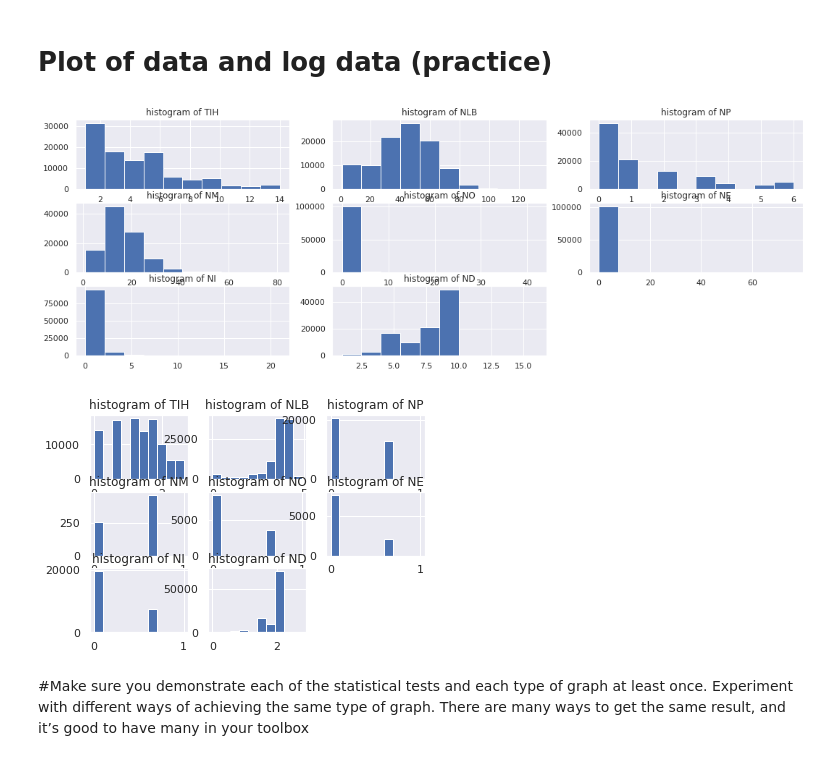
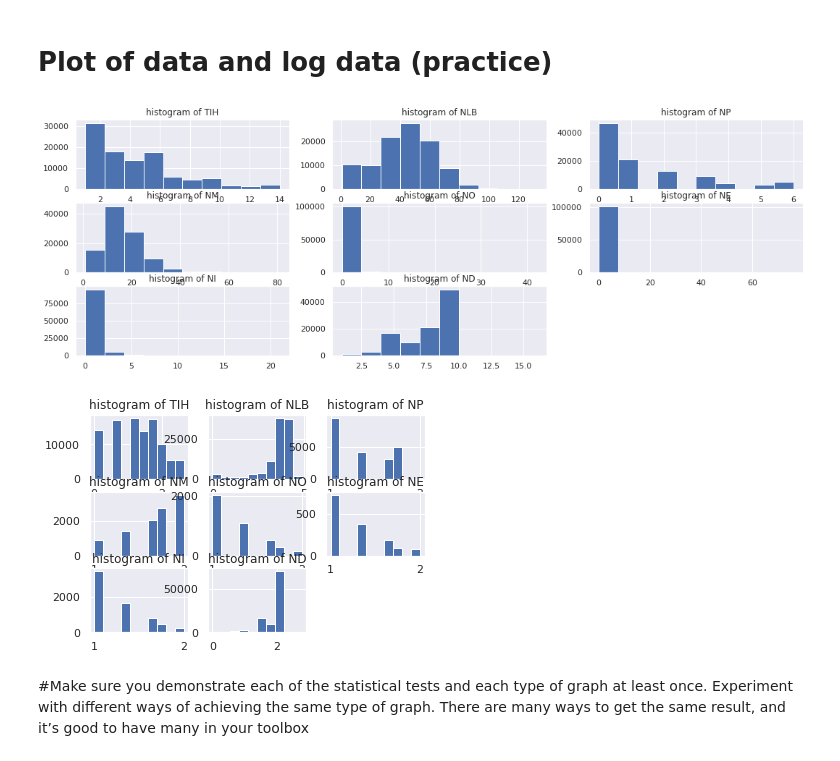
Before and after one commit to thinkful-dsi-axolotl/student_pair_work, a Jupyter notebook: Riley-Farooq/data_clean.ipynb, the cells around one changed output. Cells and saved outputs as stored; diff of their text form; code cells hidden in the pictures.

```diff
--- a/Riley-Farooq/data_clean.ipynb
+++ b/Riley-Farooq/data_clean.ipynb
@@ -413,38 +422,38 @@ plt.subplot(3, 3, 1)
 plt.hist(np.log(df['time_in_hospital']))
 plt.title("histogram of TIH")
 
 plt.subplot(3, 3, 2)
 plt.hist(np.log(df['num_lab_procedures']))
 plt.title("histogram of NLB")
 
 plt.subplot(3, 3, 3)
-plt.hist(np.log(df['num_procedures']), range = (0,1))
+plt.hist(np.log(df['num_procedures']), range = (1,2))
 plt.title("histogram of NP")
 
 
 plt.subplot(3, 3, 4)
-plt.hist(np.log(df['num_medications']), range = (0,1))
+plt.hist(np.log(df['num_medications']), range = (1,2))
 plt.title("histogram of NM")
 
 plt.subplot(3, 3, 5)
-plt.hist(np.log(df['number_outpatient']),range = (0,1))
+plt.hist(np.log(df['number_outpatient']),range = (1,2))
 plt.title("histogram of NO")
 
 plt.subplot(3, 3, 6)
-plt.hist(np.log(df['number_emergency']),range = (0,1))
+plt.hist(np.log(df['number_emergency']),range = (1,2))
 plt.title("histogram of NE")
 
 
 plt.subplot(3, 3, 7)
-plt.hist(np.log(df['number_inpatient']),range = (0,1))
+plt.hist(np.log(df['number_inpatient']),range = (1,2))
 plt.title("histogram of NI")
 
 plt.subplot(3, 3, 8)
 plt.hist(np.log(df['number_diagnoses']))
 plt.title("histogram of ND")
 plt.show()
 # %% [output]
 [figure]
-[figure, old version]
+[figure, new version]
 # %% [markdown]
 #Make sure you demonstrate each of the statistical tests and each type of graph at least once. Experiment with different ways of achieving the same type of graph. There are many ways to get the same result, and it’s good to have many in your toolbox
```
Also changed, not shown: parts of 8 cells of this notebook.
